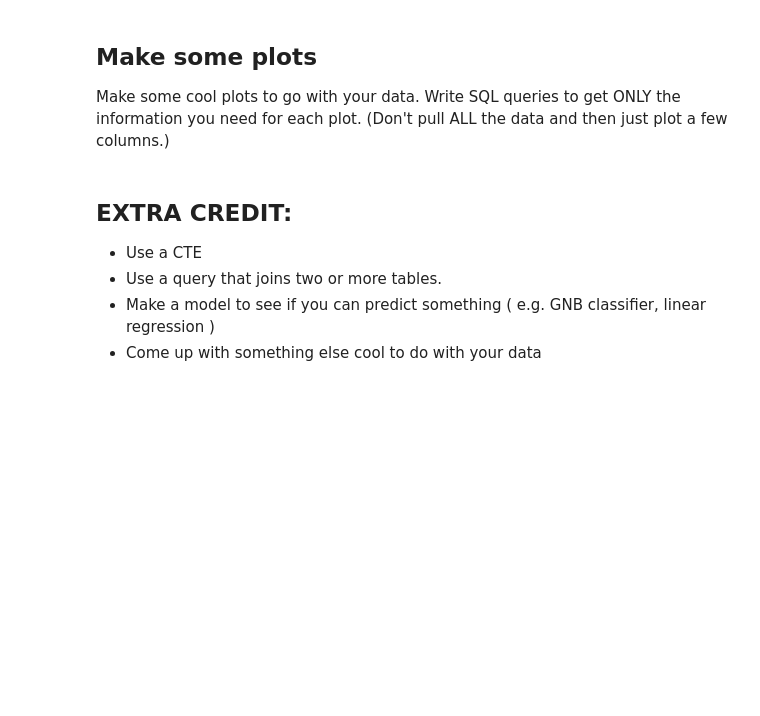
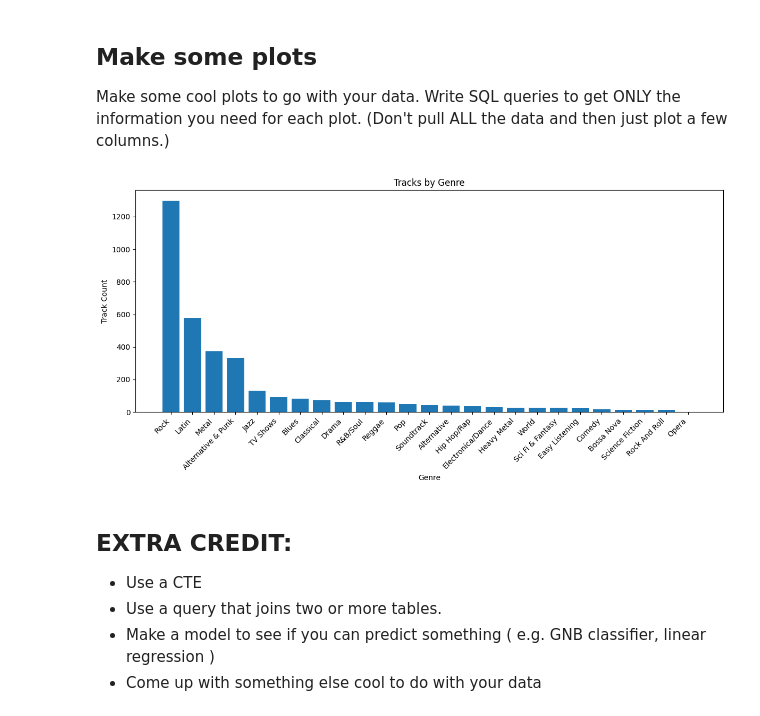
Before and after one commit to cyeef/Data-Science-Portfolio-C21-, a Jupyter notebook: Projects/Project-3/SQL.1-Chinook.project.template.ipynb, the cells around one changed output. Cells and saved outputs as stored; diff of their text form; code cells hidden in the pictures; blank space fills up the shorter version.

```diff
--- a/Projects/Project-3/SQL.1-Chinook.project.template.ipynb
+++ b/Projects/Project-3/SQL.1-Chinook.project.template.ipynb
@@ -407,0 +752,14 @@ df
+# %%
+query = '''
+
+
+SELECT SupportRepId, COUNT(CustomerId) AS TotalCustomers
+FROM customers
+GROUP BY SupportRepId
+ORDER BY TotalCustomers DESC
+LIMIT 25;
+
+'''
+with closing(db.connect("chinook.db")) as db_con:
+  df = pd.read_sql_query(query, db_con)
+df
@@ -409,6 +772,30 @@ df
 ## Make some plots
 
 Make some cool plots to go with your data. Write SQL queries to get ONLY the information you need for each plot. (Don't pull ALL the data and then just plot a few columns.)
+# %%
+
+query = """
+    SELECT g.Name, COUNT(t.TrackId) AS TrackCount
+    FROM genres g
+    LEFT JOIN tracks t ON g.GenreId = t.GenreId
+    GROUP BY g.GenreId, g.Name
+    ORDER BY TrackCount DESC;
+"""
+
+with closing(db.connect("chinook.db")) as db_con:
+    genre_data = pd.read_sql_query(query, db_con)
+
+import matplotlib.pyplot as plt
+plt.figure(figsize=(12, 6))
+plt.bar(genre_data['Name'], genre_data['TrackCount'])
+plt.xlabel('Genre')
+plt.ylabel('Track Count')
+plt.title('Tracks by Genre')
+plt.xticks(rotation=45, ha='right')
+plt.tight_layout()
+plt.show()
+# %% [output]
+[figure, added]
 # %% [markdown]
 ## EXTRA CREDIT:
 * Use a CTE
```
Also changed, not shown: parts of 47 cells of this notebook.
